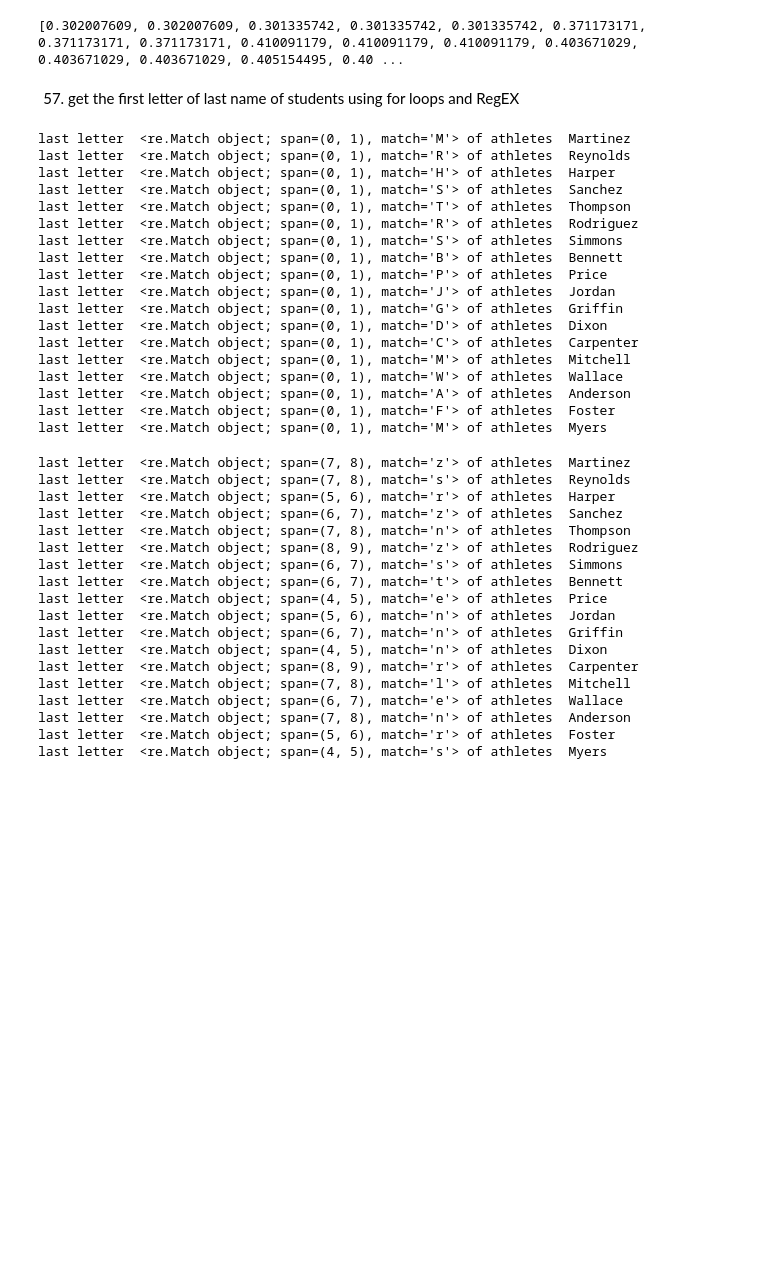
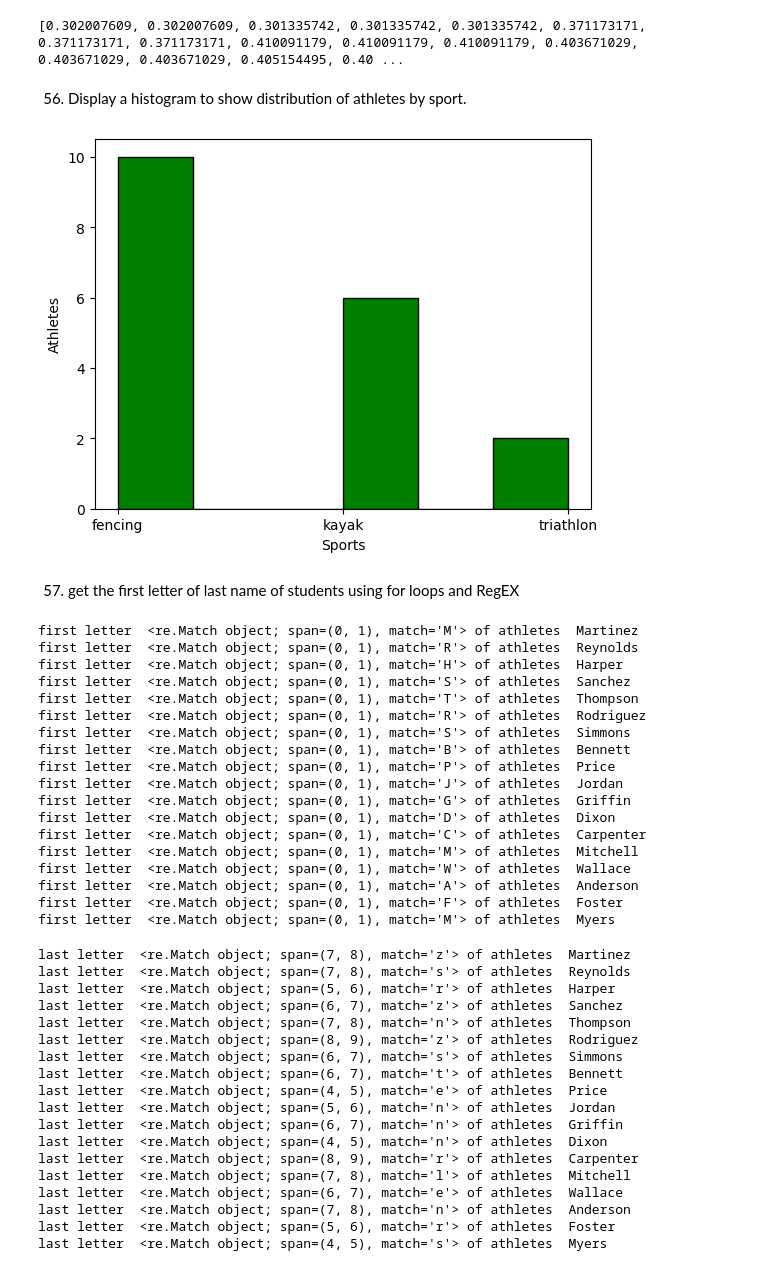
Before and after one commit to Sujithra-Emmanuel/PyMinds_Aug2024, a Jupyter notebook: Python_Hackathon_Aug2024_41to60.ipynb, the cells around one changed output. Drawn from its saved outputs; the diff is of its cells as text; code cells hidden in the pictures; blank space fills up the shorter version.

```diff
--- a/Python_Hackathon_Aug2024_41to60.ipynb
+++ b/Python_Hackathon_Aug2024_41to60.ipynb
@@ -69,6 +83,19 @@ list = list_of_50['VO2'].tolist()
 print(list)
 # %% [output]
 [0.302007609, 0.302007609, 0.301335742, 0.301335742, 0.301335742, 0.371173171, 0.371173171, 0.371173171, 0.410091179, 0.410091179, 0.410091179, 0.403671029, 0.403671029, 0.403671029, 0.405154495, 0.40 ...
+# %% [markdown]
+56. Display a histogram to show distribution of athletes by sport.
+# %%
+Ids = sheet_Athletes['ID']
+Sports = sheet_Athletes['sport']
+plt.hist(Sports,"auto",color='g',edgecolor="black")
+
+#plt.title("Distribution")
+plt.xlabel('Sports')
+plt.ylabel('Athletes')
+plt.show()
+# %% [output]
+[figure, added]
 # %% [markdown]
 57. get the first letter of last name of students using for loops and RegEX
 # %%
@@ -80,26 +107,26 @@ last_name_list = list['Last Name'].tolist()
 for rows in last_name_list:
     #regex pattern used to extract last char of string.
    regex_result = re.search(r'^[A-za-z]{1}',rows)
-   print("last letter ", regex_result ,"of athletes ", rows)
+   print("first letter ", regex_result ,"of athletes ", rows)
 # %% [output]
-last letter  <re.Match object; span=(0, 1), match='M'> of athletes  Martinez
-last letter  <re.Match object; span=(0, 1), match='R'> of athletes  Reynolds
-last letter  <re.Match object; span=(0, 1), match='H'> of athletes  Harper
-last letter  <re.Match object; span=(0, 1), match='S'> of athletes  Sanchez
-last letter  <re.Match object; span=(0, 1), match='T'> of athletes  Thompson
-last letter  <re.Match object; span=(0, 1), match='R'> of athletes  Rodriguez
-last letter  <re.Match object; span=(0, 1), match='S'> of athletes  Simmons
-last letter  <re.Match object; span=(0, 1), match='B'> of athletes  Bennett
-last letter  <re.Match object; span=(0, 1), match='P'> of athletes  Price
-last letter  <re.Match object; span=(0, 1), match='J'> of athletes  Jordan
-last letter  <re.Match object; span=(0, 1), match='G'> of athletes  Griffin
-last letter  <re.Match object; span=(0, 1), match='D'> of athletes  Dixon
-last letter  <re.Match object; span=(0, 1), match='C'> of athletes  Carpenter
-last letter  <re.Match object; span=(0, 1), match='M'> of athletes  Mitchell
-last letter  <re.Match object; span=(0, 1), match='W'> of athletes  Wallace
-last letter  <re.Match object; span=(0, 1), match='A'> of athletes  Anderson
-last letter  <re.Match object; span=(0, 1), match='F'> of athletes  Foster
-last letter  <re.Match object; span=(0, 1), match='M'> of athletes  Myers
+first letter  <re.Match object; span=(0, 1), match='M'> of athletes  Martinez
+first letter  <re.Match object; span=(0, 1), match='R'> of athletes  Reynolds
+first letter  <re.Match object; span=(0, 1), match='H'> of athletes  Harper
+first letter  <re.Match object; span=(0, 1), match='S'> of athletes  Sanchez
+first letter  <re.Match object; span=(0, 1), match='T'> of athletes  Thompson
+first letter  <re.Match object; span=(0, 1), match='R'> of athletes  Rodriguez
+first letter  <re.Match object; span=(0, 1), match='S'> of athletes  Simmons
+first letter  <re.Match object; span=(0, 1), match='B'> of athletes  Bennett
+first letter  <re.Match object; span=(0, 1), match='P'> of athletes  Price
+first letter  <re.Match object; span=(0, 1), match='J'> of athletes  Jordan
+first letter  <re.Match object; span=(0, 1), match='G'> of athletes  Griffin
+first letter  <re.Match object; span=(0, 1), match='D'> of athletes  Dixon
+first letter  <re.Match object; span=(0, 1), match='C'> of athletes  Carpenter
+first letter  <re.Match object; span=(0, 1), match='M'> of athletes  Mitchell
+first letter  <re.Match object; span=(0, 1), match='W'> of athletes  Wallace
+first letter  <re.Match object; span=(0, 1), match='A'> of athletes  Anderson
+first letter  <re.Match object; span=(0, 1), match='F'> of athletes  Foster
+first letter  <re.Match object; span=(0, 1), match='M'> of athletes  Myers
 # %%
 60.get the last letter of athletes last names using RegEX
 # %%
```
Also changed, not shown: parts of 3 cells of this notebook.
